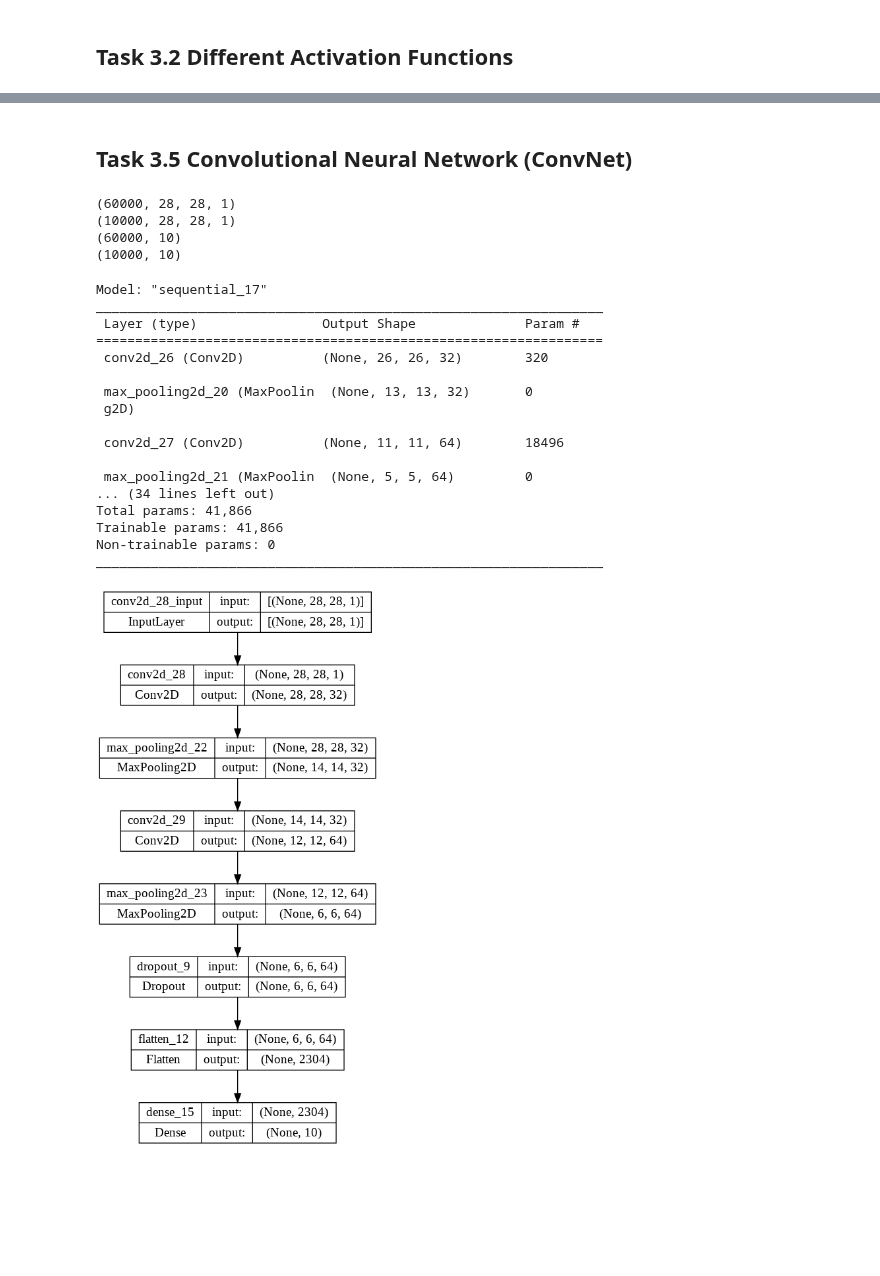
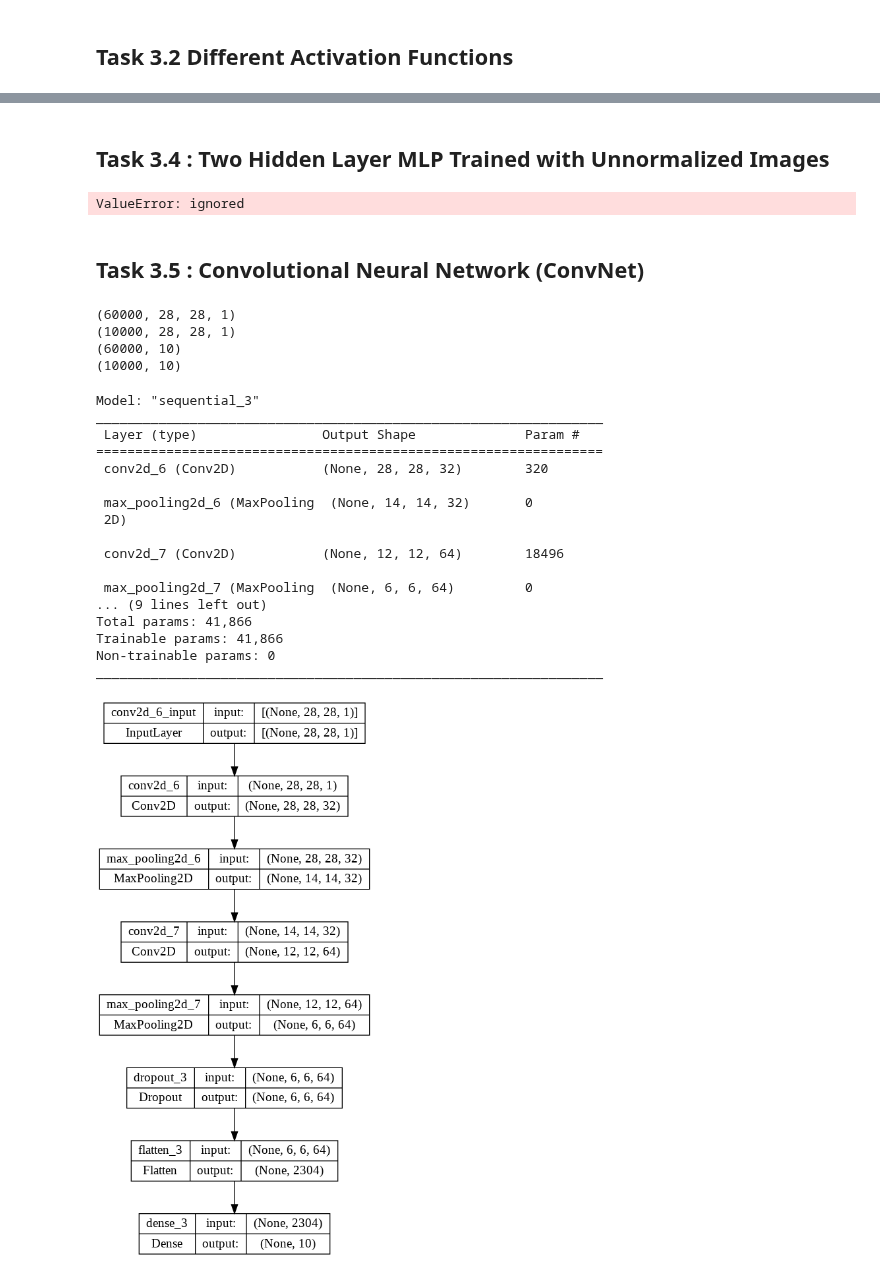
Before and after one commit to acollin19/comp551, a Jupyter notebook: A3/assignment3_group_24.ipynb, the cells around one changed output, grey strips where cells are left out. Drawn from its saved outputs; the diff is of its cells as text; code cells hidden in the pictures; blank space fills up the shorter version.

```diff
--- a/A3/assignment3_group_24.ipynb
+++ b/A3/assignment3_group_24.ipynb
@@ -325,5 +337,29 @@ Accuracy of MLP with Leaky Relu activation 0.6376.
+# %% [markdown]
+## Task 3.4 : Two Hidden Layer MLP Trained with Unnormalized Images
+# %%
+HIDDEN_SIZE = 128
+GRADIENT_STEPS = 20
+
+(unnormalized_X_train, unnormalized_y_train), (unnormalized_X_test, unnormalized_y_test) = keras.datasets.fashion_mnist.load_data()
+# Reshape the images
+unnormalized_X_train = unnormalized_X_train.reshape(unnormalized_X_train.shape[0], 784)
+unnormalized_X_test = unnormalized_X_test.reshape(unnormalized_X_test.shape[0], 784)
+
+unnormalized_mlp = MLP(
+    LinearLayer(n_features, HIDDEN_SIZE),
+    ReLULayer(),
+    LinearLayer(HIDDEN_SIZE, HIDDEN_SIZE),
+    ReLULayer(),
+    LinearLayer(HIDDEN_SIZE, 10),
+    SoftmaxOutputLayer()
+)
+unnormalized_opt2 = GradientDescentOptimizer(mlp2, 1e-2)
+title= "MLP with Two Hidden Layers using Unnormalized Images"
+train(unnormalized_mlp, unnormalized_opt2, unnormalized_X_train, unnormalized_y_train, 100, 1000, title)
+# %% [output]
+ValueError: ignored
 # %% [markdown]
-## Task 3.5 Convolutional Neural Network (ConvNet)
+## Task 3.5 : Convolutional Neural Network (ConvNet)
 # %%
 # Reshape the images.
 X_train = X_train.reshape(X_train.shape[0], 28,28,1)
@@ -348,25 +384,25 @@ input_shape = (X_train.shape[1:]) # (28, 28, 1)
 strides     = 1
 padding     = 'valid' # valid: no padding, same: for zeros evenly right/left and up/down.
                       # When padding="same" and strides=1, the output has the same size as the input
-model = Sequential()
-model.add(Conv2D(filters = 4 * num_filters,
-                 kernel_size = filter_size,
-                 strides     = strides,
-                 input_shape = input_shape,
-                 padding     = padding,
-                 activation  = 'relu')) # Sequential model needs the input shape
+# model = Sequential()
+# model.add(Conv2D(filters = 4 * num_filters,
+#                  kernel_size = filter_size,
+#                  strides     = strides,
+#                  input_shape = input_shape,
+#                  padding     = padding,
+#                  activation  = 'relu')) # Sequential model needs the input shape
 
-model.add(MaxPooling2D(pool_size=pool_size)) # Keras automatically infers the shapes of inputs of later layers
+# model.add(MaxPooling2D(pool_size=pool_size)) # Keras automatically infers the shapes of inputs of later layers
 
-model.add(Conv2D(filters = 8 * num_filters, kernel_size = (filter_size, filter_size)))
-model.add(MaxPooling2D(pool_size=(pool_size, pool_size)))
+# model.add(Conv2D(filters = 8 * num_filters, kernel_size = (filter_size, filter_size)))
+# model.add(MaxPooling2D(pool_size=(pool_size, pool_size)))
 
-model.add(Dropout(0.25)) # randomly sets input units to 0 with a frequency of rate at each step during training time, to avoid overfitting
-model.add(Flatten()) # Flatten serves as a connection between the convolution and dense layers
-model.add(Dense(num_classes, activation='softmax')) # output layer
+# model.add(Dropout(0.25)) # randomly sets input units to 0 with a frequency of rate at each step during training time, to avoid overfitting
+# model.add(Flatten()) # Flatten serves as a connection between the convolution and dense layers
+# model.add(Dense(num_classes, activation='softmax')) # output layer
 
 # Different syntax, different padding
-model_2 = Sequential([
+model = Sequential([
   Conv2D(filters = 4 * num_filters, kernel_size = filter_size, input_shape=(28, 28, 1), padding='same', activation='relu'),
   MaxPooling2D(pool_size=pool_size),
   Conv2D(8 * num_filters, kernel_size=(filter_size, filter_size), activation='relu'),
@@ -378,27 +414,26 @@ model_2 = Sequential([
 # %%
 # Summary of the model
 model.summary()
 keras.utils.plot_model(model, "my_fashion_mnist_model.png", show_shapes=True)
-model_2.summary()
 # %% [output]
-Model: "sequential_17"
+Model: "sequential_3"
 _________________________________________________________________
  Layer (type)                Output Shape              Param #
 =================================================================
- conv2d_26 (Conv2D)          (None, 26, 26, 32)        320
+ conv2d_6 (Conv2D)           (None, 28, 28, 32)        320
 
- max_pooling2d_20 (MaxPoolin  (None, 13, 13, 32)       0
- g2D)
+ max_pooling2d_6 (MaxPooling  (None, 14, 14, 32)       0
+ 2D)
 
- conv2d_27 (Conv2D)          (None, 11, 11, 64)        18496
+ conv2d_7 (Conv2D)           (None, 12, 12, 64)        18496
 
- max_pooling2d_21 (MaxPoolin  (None, 5, 5, 64)         0
-... (34 lines left out)
+ max_pooling2d_7 (MaxPooling  (None, 6, 6, 64)         0
+... (9 lines left out)
 Total params: 41,866
 Trainable params: 41,866
 Non-trainable params: 0
 _________________________________________________________________
-[figure, old version]
+[figure, new version]
 # %%
 # Compile the model
 model.compile(
```
Also changed, not shown: parts of 13 cells of this notebook.
